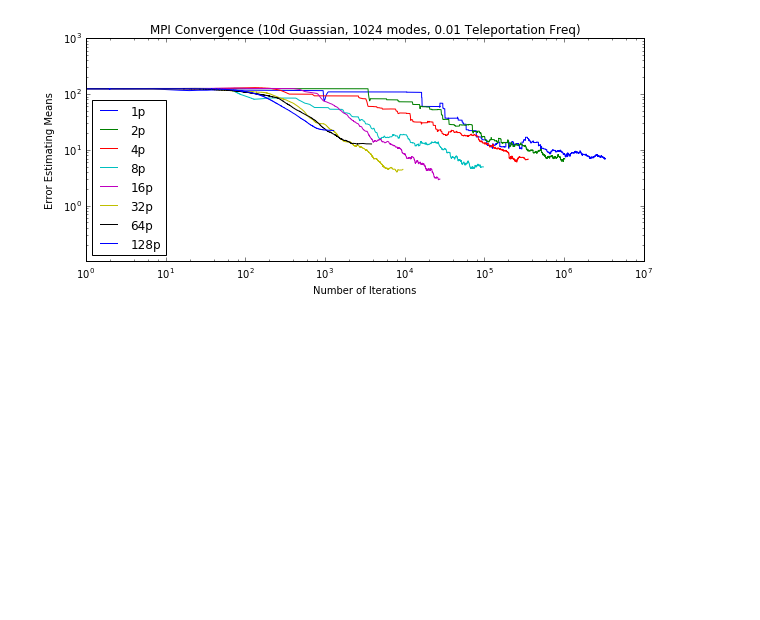
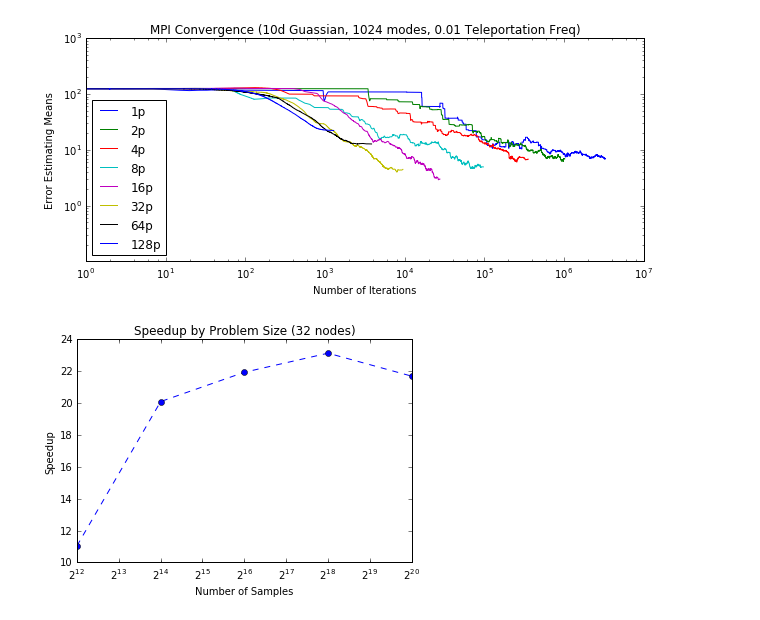
Before and after one commit to asross/cs205-project, a Jupyter notebook: datasets/mpi_strong_scaling.ipynb, the cells around one changed output. Saved outputs shown, nothing was run; the diff lists cells and outputs as text; code cells hidden in the pictures; blank space fills up the shorter version.

```diff
--- a/datasets/mpi_strong_scaling.ipynb
+++ b/datasets/mpi_strong_scaling.ipynb
@@ -93,3 +107,22 @@ plt.xlabel("Number of Iterations")
 plt.show()
 # %% [output]
 [figure]
+# %%
+#scaling by problem sizes (number of samples)
+problem_sizes = 2**np.array([12, 14, 16, 18, 20], dtype=np.int)
+ps_times = np.array([17.01, 37.4, 137.06, 519.89, 2217.86])
+ps_nodes = 32
+
+time_serial_scaled = time_serial / (2 ** 16)
+time_scaled = ps_times / problem_sizes
+speedup_per_sample = time_serial_scaled / time_scaled
+# %%
+plt.figure(figsize=(6,4))
+plt.plot(problem_sizes, speedup_per_sample, "--o")
+plt.xscale("log", basex=2)
+plt.xlabel("Number of Samples")
+plt.ylabel("Speedup")
+plt.title("Speedup by Problem Size (32 nodes)")
+plt.show()
+# %% [output]
+[figure, added]
```
Also changed, not shown: parts of 2 cells of this notebook, 4 other files.
